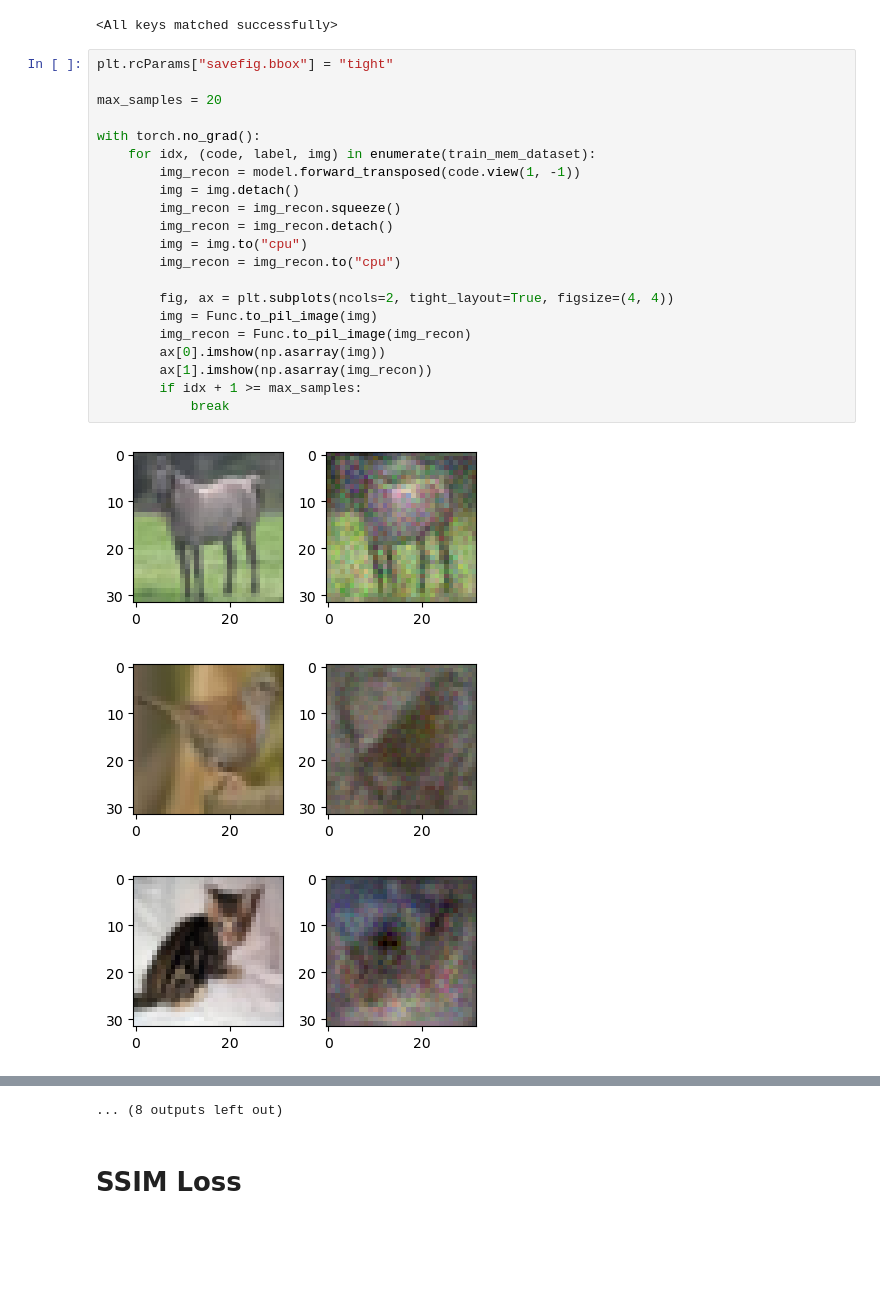
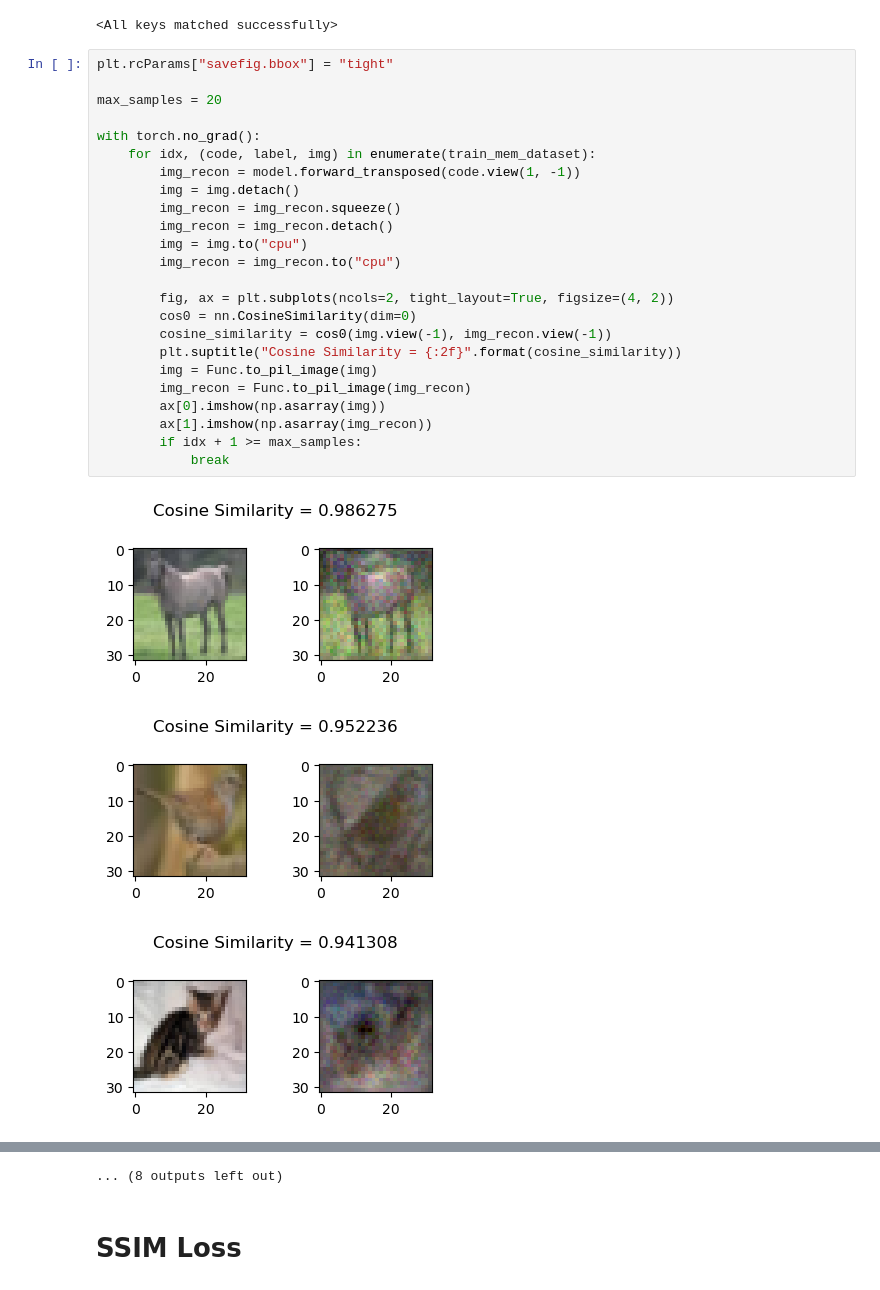
Before and after one commit to Gyuyeong/Transpose-Attack-Re-Implementation, a Jupyter notebook: Cifar10_Evaluation.ipynb, the cells around one changed output, grey strips where cells are left out. Drawn from its saved outputs; the diff is of its cells as text; blank space fills up the shorter version.

Commit message:
Added Cosine Similarity

```diff
--- a/Cifar10_Evaluation.ipynb
+++ b/Cifar10_Evaluation.ipynb
@@ -78,25 +79,28 @@ model.load_state_dict(checkpoint)
 # %%
 plt.rcParams["savefig.bbox"] = "tight"
 
 max_samples = 20
 
 with torch.no_grad():
     for idx, (code, label, img) in enumerate(train_mem_dataset):
         img_recon = model.forward_transposed(code.view(1, -1))
         img = img.detach()
         img_recon = img_recon.squeeze()
         img_recon = img_recon.detach()
         img = img.to("cpu")
         img_recon = img_recon.to("cpu")
 
-        fig, ax = plt.subplots(ncols=2, tight_layout=True, figsize=(4, 4))
+        fig, ax = plt.subplots(ncols=2, tight_layout=True, figsize=(4, 2))
+        cos0 = nn.CosineSimilarity(dim=0)
+        cosine_similarity = cos0(img.view(-1), img_recon.view(-1))
+        plt.suptitle("Cosine Similarity = {:2f}".format(cosine_similarity))
         img = Func.to_pil_image(img)
         img_recon = Func.to_pil_image(img_recon)
         ax[0].imshow(np.asarray(img))
         ax[1].imshow(np.asarray(img_recon))
         if idx + 1 >= max_samples:
             break
 # %% [output]
-[figure, old version]
+[figure, new version]
-[figure, old version]
+[figure, new version]
-[figure, old version]
+[figure, new version]
```
Also changed, not shown: parts of 38 cells of this notebook, 1 other file.
